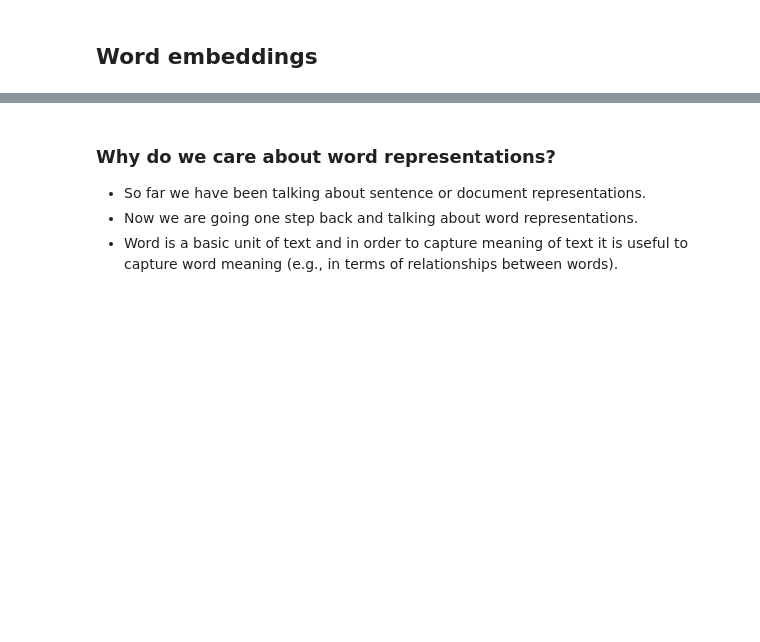
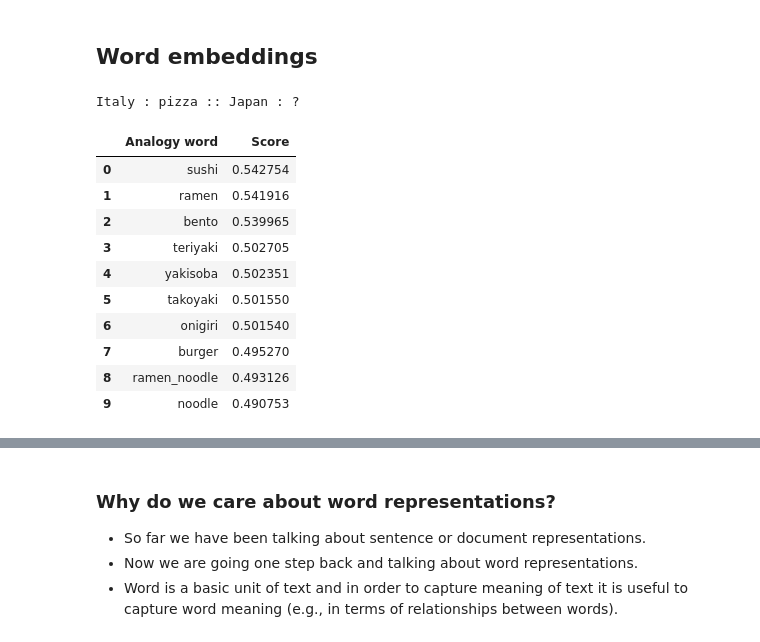
Before and after one commit to UBC-CS/cpsc330-2023W1, a Jupyter notebook: lectures/17_natural-language-processing.ipynb, the cells around one changed output, grey strips where cells are left out. Cells and saved outputs as stored; diff of their text form; code cells hidden in the pictures; blank space fills up the shorter version.

```diff
--- a/lectures/17_natural-language-processing.ipynb
+++ b/lectures/17_natural-language-processing.ipynb
@@ -158,4 +161,47 @@ Today's plan
 <br><br>
 # %% [markdown]
 ## Word embeddings
+# %%
+# It'll take a while to run this when you try it out for the first time.
+import gensim.downloader as api
+
+google_news_vectors = api.load("word2vec-google-news-300")
+# %%
+def analogy(word1, word2, word3, model=google_news_vectors):
+    """
+    Returns analogy word using the given model.
+
+    Parameters
+    --------------
+    word1 : (str)
+        word1 in the analogy relation
+    word2 : (str)
+        word2 in the analogy relation
+    word3 : (str)
+        word3 in the analogy relation
+    model :
+        word embedding model
+
+    Returns
+    ---------------
+        pd.dataframe
+    """
+    print("%s : %s :: %s : ?" % (word1, word2, word3))
+    sim_words = model.most_similar(positive=[word3, word2], negative=[word1])
+    return pd.DataFrame(sim_words, columns=["Analogy word", "Score"])
+# %%
+analogy("Italy", "pizza", "Japan")
+# %% [output]
+Italy : pizza :: Japan : ?
+|  | Analogy word | Score |
+| 0 | sushi | 0.542754 |
+| 1 | ramen | 0.541916 |
+| 2 | bento | 0.539965 |
+| 3 | teriyaki | 0.502705 |
+| 4 | yakisoba | 0.502351 |
+| 5 | takoyaki | 0.501550 |
+| 6 | onigiri | 0.501540 |
+| 7 | burger | 0.495270 |
+| 8 | ramen_noodle | 0.493126 |
+| 9 | noodle | 0.490753 |
 # %% [markdown]
```
Also changed, not shown: parts of 47 cells of this notebook.
